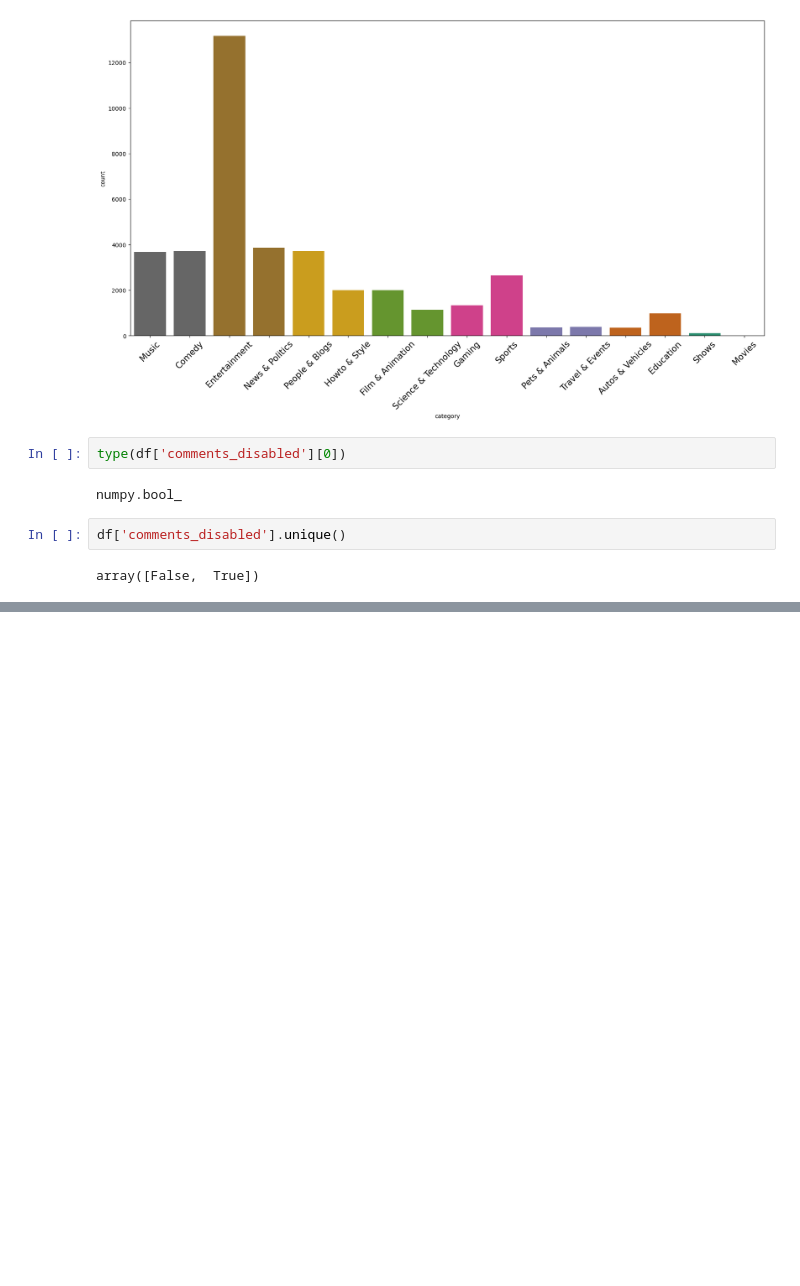
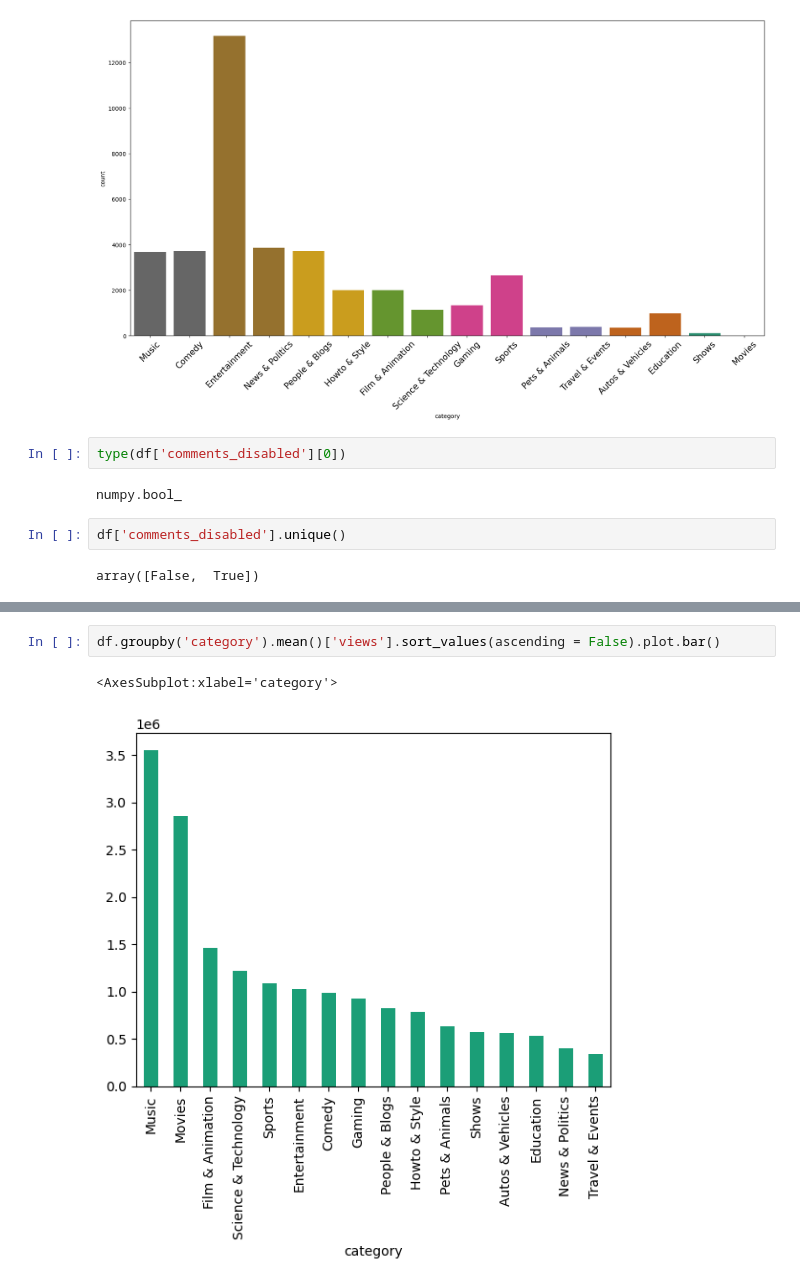
Before and after one commit to mylo-eb/Youtube_Analysis, a Jupyter notebook: code.ipynb, the cells around one changed output, grey strips where cells are left out. Saved outputs shown, nothing was run; the diff lists cells and outputs as text; blank space fills up the shorter version.

```diff
--- a/code.ipynb
+++ b/code.ipynb
@@ -206,0 +255,5 @@ array([False,  True])
+# %%
+df.groupby('category').mean()['views'].sort_values(ascending = False).plot.bar()
+# %% [output]
+<AxesSubplot:xlabel='category'>
+[figure, added]
```
Also changed, not shown: parts of 42 cells of this notebook.
